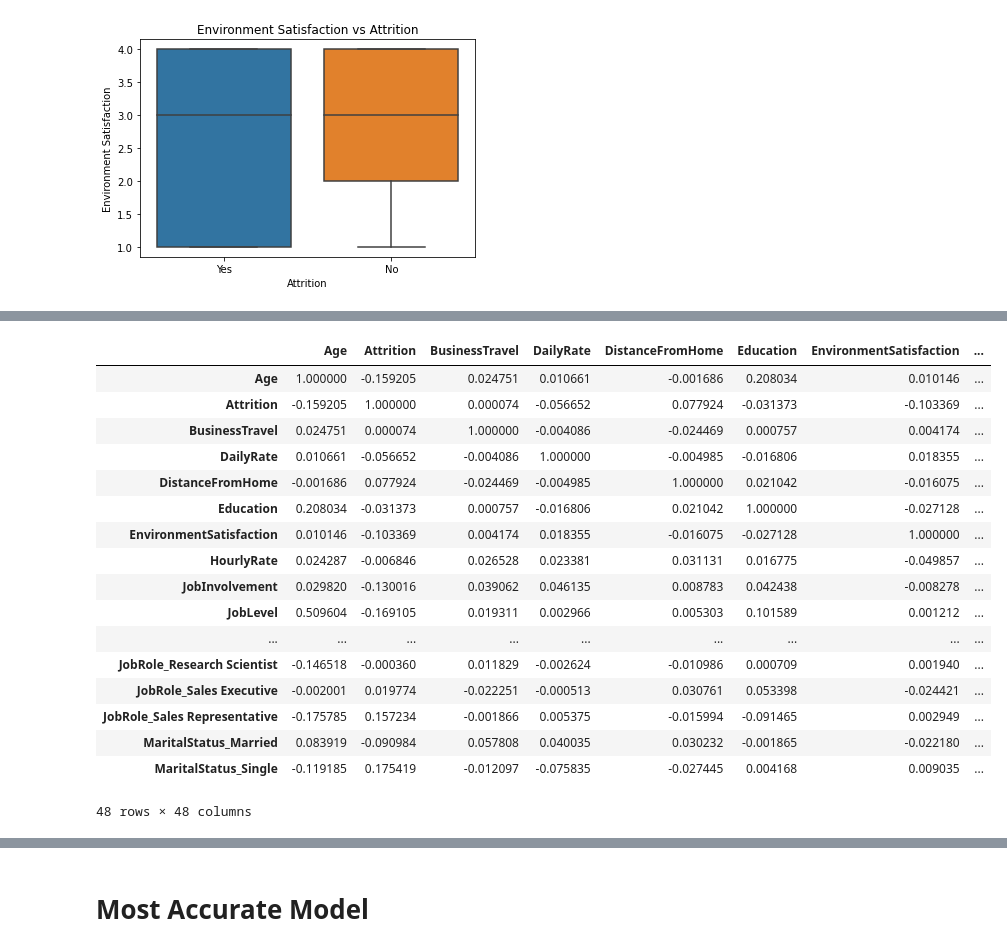
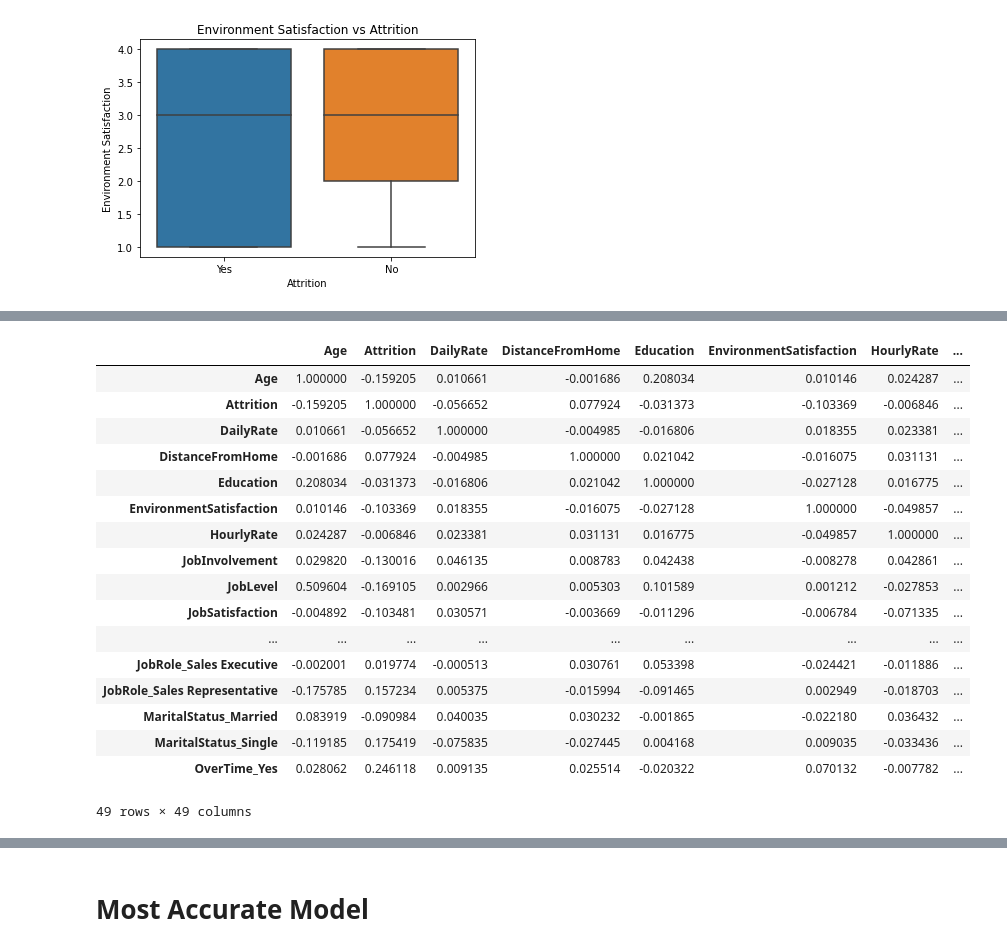
Before and after one commit to byrdwcrawford/HR_Analytics, a Jupyter notebook: HR_Model_Final.ipynb, the cells around one changed output, grey strips where cells are left out. Cells and saved outputs as stored; diff of their text form; code cells hidden in the pictures.

```diff
--- a/HR_Model_Final.ipynb
+++ b/HR_Model_Final.ipynb
@@ -361,15 +404,3 @@ plt.ylabel('Environment Satisfaction')
 plt.show()
 # %% [output]
 [figure]
-# %%
-label_encoder = LabelEncoder()
-
-columns_to_encode = [
-    'BusinessTravel',
-    'OverTime',
-    'Attrition'
-]
-for column in columns_to_encode:
-    df[column] = label_encoder.fit_transform(df[column])
-
-df
@@ -426,0 +426,13 @@ df_final
+# %%
+# Convert 'Attrition' column to binary
+df['Attrition'] = df['Attrition'].map({'Yes': 1, 'No': 0})
+
+# Identify categorical columns (excluding 'Attrition')
+cat_cols = [column for column in df.columns if df[column].nunique() < 15 and df[column].dtype == 'object' and column != 'Attrition']
+
+# Apply pd.get_dummies only to categorical columns
+df = pd.get_dummies(df, columns=cat_cols, drop_first=True, dtype='uint8')
+
+# Display the transformed DataFrame
+print("\nTransformed DataFrame:")
+print(df)
@@ -447,23 +477,23 @@ memory usage: 534.1 KB
 # %%
-df_final.corr()
+df.corr()
 # %% [output]
-|  | Age | Attrition | BusinessTravel | DailyRate | DistanceFromHome | Education | EnvironmentSatisfaction | ... |
-| Age | 1.000000 | -0.159205 | 0.024751 | 0.010661 | -0.001686 | 0.208034 | 0.010146 | ... |
-| Attrition | -0.159205 | 1.000000 | 0.000074 | -0.056652 | 0.077924 | -0.031373 | -0.103369 | ... |
-| BusinessTravel | 0.024751 | 0.000074 | 1.000000 | -0.004086 | -0.024469 | 0.000757 | 0.004174 | ... |
-| DailyRate | 0.010661 | -0.056652 | -0.004086 | 1.000000 | -0.004985 | -0.016806 | 0.018355 | ... |
-| DistanceFromHome | -0.001686 | 0.077924 | -0.024469 | -0.004985 | 1.000000 | 0.021042 | -0.016075 | ... |
-| Education | 0.208034 | -0.031373 | 0.000757 | -0.016806 | 0.021042 | 1.000000 | -0.027128 | ... |
-| EnvironmentSatisfaction | 0.010146 | -0.103369 | 0.004174 | 0.018355 | -0.016075 | -0.027128 | 1.000000 | ... |
-| HourlyRate | 0.024287 | -0.006846 | 0.026528 | 0.023381 | 0.031131 | 0.016775 | -0.049857 | ... |
-| JobInvolvement | 0.029820 | -0.130016 | 0.039062 | 0.046135 | 0.008783 | 0.042438 | -0.008278 | ... |
-| JobLevel | 0.509604 | -0.169105 | 0.019311 | 0.002966 | 0.005303 | 0.101589 | 0.001212 | ... |
+|  | Age | Attrition | DailyRate | DistanceFromHome | Education | EnvironmentSatisfaction | HourlyRate | ... |
+| Age | 1.000000 | -0.159205 | 0.010661 | -0.001686 | 0.208034 | 0.010146 | 0.024287 | ... |
+| Attrition | -0.159205 | 1.000000 | -0.056652 | 0.077924 | -0.031373 | -0.103369 | -0.006846 | ... |
+| DailyRate | 0.010661 | -0.056652 | 1.000000 | -0.004985 | -0.016806 | 0.018355 | 0.023381 | ... |
+| DistanceFromHome | -0.001686 | 0.077924 | -0.004985 | 1.000000 | 0.021042 | -0.016075 | 0.031131 | ... |
+| Education | 0.208034 | -0.031373 | -0.016806 | 0.021042 | 1.000000 | -0.027128 | 0.016775 | ... |
+| EnvironmentSatisfaction | 0.010146 | -0.103369 | 0.018355 | -0.016075 | -0.027128 | 1.000000 | -0.049857 | ... |
+| HourlyRate | 0.024287 | -0.006846 | 0.023381 | 0.031131 | 0.016775 | -0.049857 | 1.000000 | ... |
+| JobInvolvement | 0.029820 | -0.130016 | 0.046135 | 0.008783 | 0.042438 | -0.008278 | 0.042861 | ... |
+| JobLevel | 0.509604 | -0.169105 | 0.002966 | 0.005303 | 0.101589 | 0.001212 | -0.027853 | ... |
+| JobSatisfaction | -0.004892 | -0.103481 | 0.030571 | -0.003669 | -0.011296 | -0.006784 | -0.071335 | ... |
 | ... | ... | ... | ... | ... | ... | ... | ... | ... |
-| JobRole_Research Scientist | -0.146518 | -0.000360 | 0.011829 | -0.002624 | -0.010986 | 0.000709 | 0.001940 | ... |
-| JobRole_Sales Executive | -0.002001 | 0.019774 | -0.022251 | -0.000513 | 0.030761 | 0.053398 | -0.024421 | ... |
-| JobRole_Sales Representative | -0.175785 | 0.157234 | -0.001866 | 0.005375 | -0.015994 | -0.091465 | 0.002949 | ... |
-| MaritalStatus_Married | 0.083919 | -0.090984 | 0.057808 | 0.040035 | 0.030232 | -0.001865 | -0.022180 | ... |
-| MaritalStatus_Single | -0.119185 | 0.175419 | -0.012097 | -0.075835 | -0.027445 | 0.004168 | 0.009035 | ... |
+| JobRole_Sales Executive | -0.002001 | 0.019774 | -0.000513 | 0.030761 | 0.053398 | -0.024421 | -0.011886 | ... |
+| JobRole_Sales Representative | -0.175785 | 0.157234 | 0.005375 | -0.015994 | -0.091465 | 0.002949 | -0.018703 | ... |
+| MaritalStatus_Married | 0.083919 | -0.090984 | 0.040035 | 0.030232 | -0.001865 | -0.022180 | 0.036432 | ... |
+| MaritalStatus_Single | -0.119185 | 0.175419 | -0.075835 | -0.027445 | 0.004168 | 0.009035 | -0.033436 | ... |
+| OverTime_Yes | 0.028062 | 0.246118 | 0.009135 | 0.025514 | -0.020322 | 0.070132 | -0.007782 | ... |
-48 rows × 48 columns
+49 rows × 49 columns
 # %%
 plt.figure(figsize=(35,20))
```
Also changed, not shown: parts of 42 cells of this notebook.
